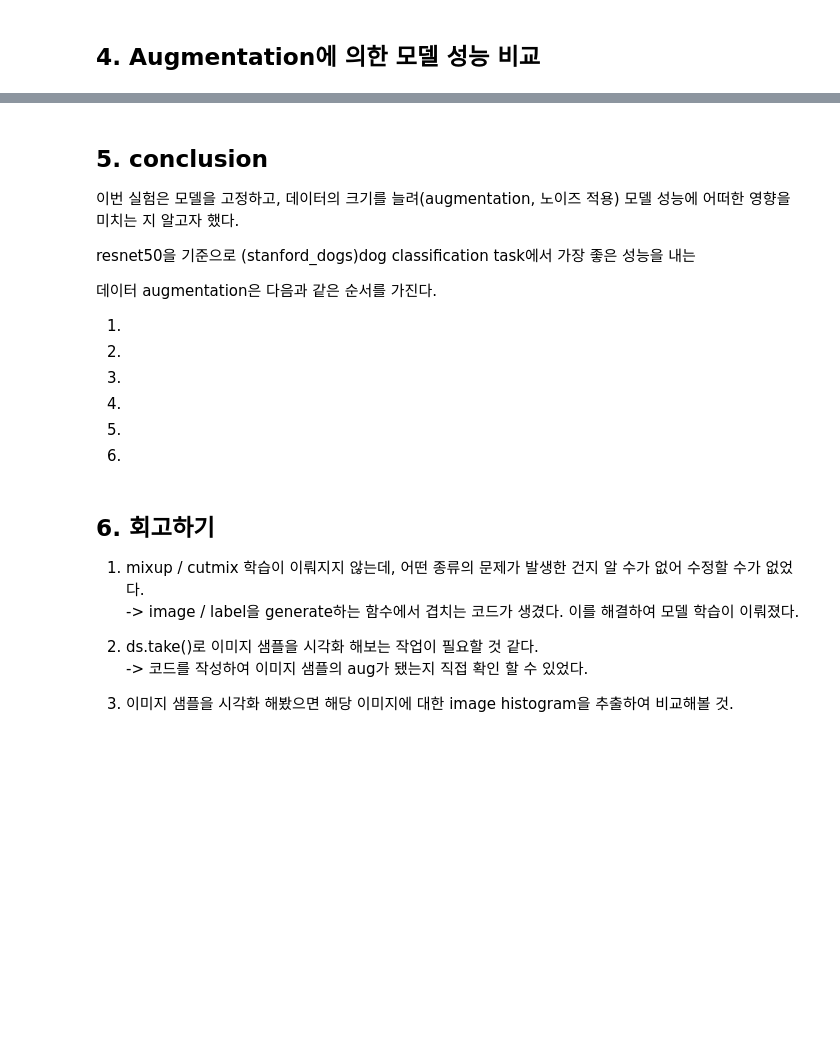
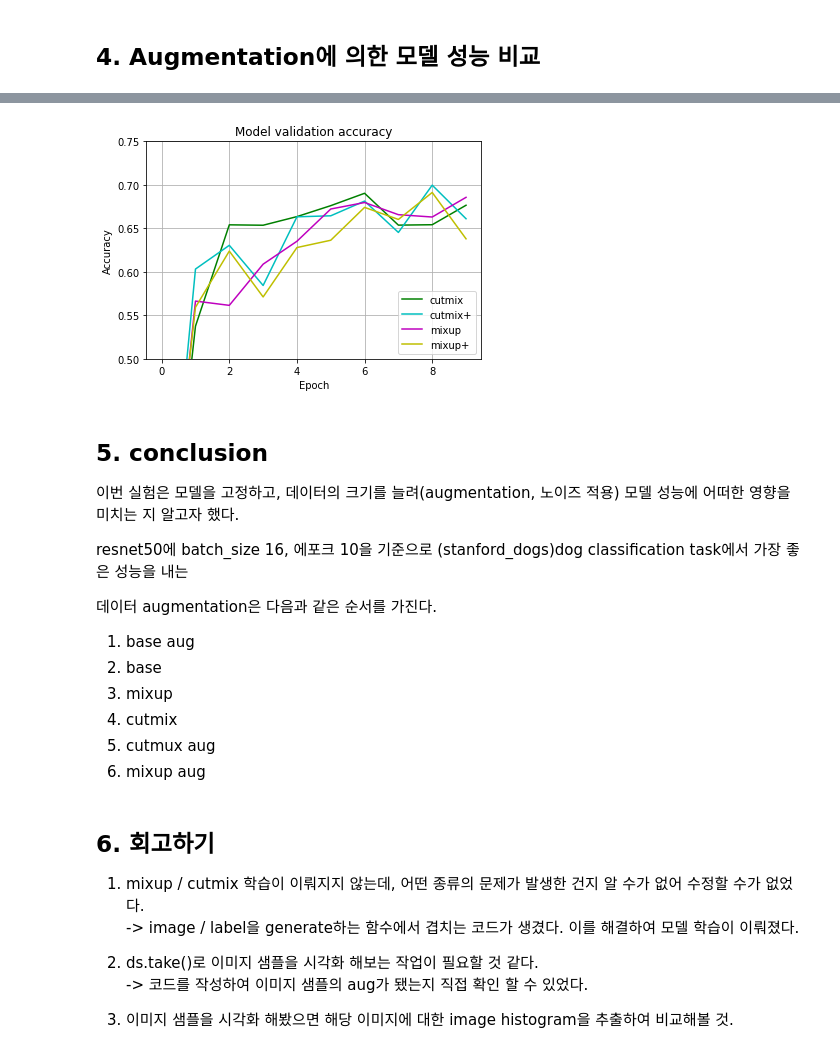
Before and after one commit to 3n952/aiffel_6, a Jupyter notebook: GD02/GD02_main.ipynb, the cells around one changed output, grey strips where cells are left out. Cells and saved outputs as stored; diff of their text form; code cells hidden in the pictures; blank space fills up the shorter version.

```diff
--- a/GD02/GD02_main.ipynb
+++ b/GD02/GD02_main.ipynb
@@ -604,36 +646,35 @@ plt.show()
 # %%
-plt.plot(history_resnet50.history['val_accuracy'], 'r')
-plt.plot(history_resnet50_aug.history['val_accuracy'], 'b')
 plt.plot(history_resnet50_cutmix.history['val_accuracy'], 'g')
 plt.plot(history_resnet50_aug_cutmix.history['val_accuracy'], 'c')
 plt.plot(history_resnet50_mixup.history['val_accuracy'], 'm')
 plt.plot(history_resnet50_aug_mixup.history['val_accuracy'], 'y')
 
 plt.title('Model validation accuracy')
 plt.ylabel('Accuracy')
 plt.xlabel('Epoch')
-plt.legend(['base', 'base+', 'cutmix', 'cutmix+', 'mixup', 'mixup+'], loc='lower left')
-
+plt.legend(['cutmix', 'cutmix+', 'mixup', 'mixup+'], loc='lower right')
 
 #확대해서 그려보자.
 plt.grid(True)
-plt.ylim(0.50, 0.80)    # 출력하고자 하는  Accuracy 범위를 지정. 50~80 %
+plt.ylim(0.50, 0.75)    # 출력하고자 하는  Accuracy 범위를 지정. 50~75 %
 plt.show()
+# %% [output]
+[figure, added]
 # %% [markdown]
 ## 5. conclusion
 
 이번 실험은 모델을 고정하고, 데이터의 크기를 늘려(augmentation, 노이즈 적용) 모델 성능에 어떠한 영향을 미치는 지 알고자 했다.
 
-resnet50을 기준으로 (stanford_dogs)dog classification task에서 가장 좋은 성능을 내는
+resnet50에 batch_size 16, 에포크 10을 기준으로 (stanford_dogs)dog classification task에서 가장 좋은 성능을 내는
 
 데이터 augmentation은 다음과 같은 순서를 가진다.
 
-1.
-2.
-3.
-4.
-5.
-6.
+1. base aug
+2. base
+3. mixup
+4. cutmix
+5. cutmux aug
+6. mixup aug
 # %% [markdown]
 ## 6. 회고하기
 
```
Also changed, not shown: parts of 3 cells of this notebook.
